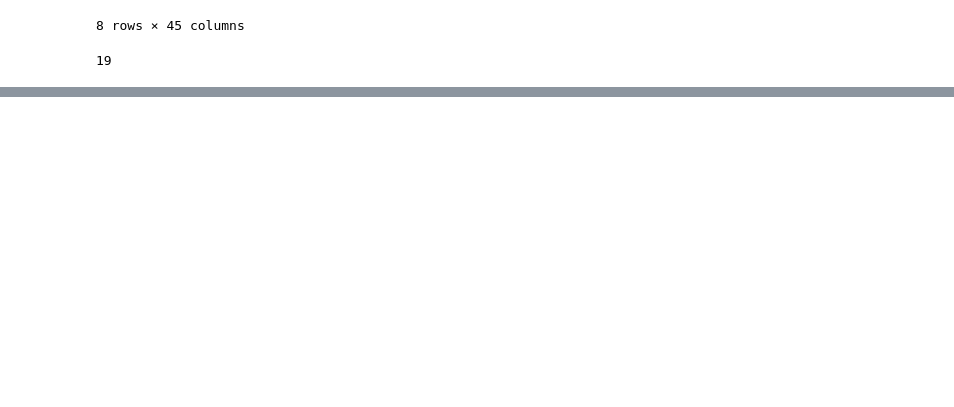
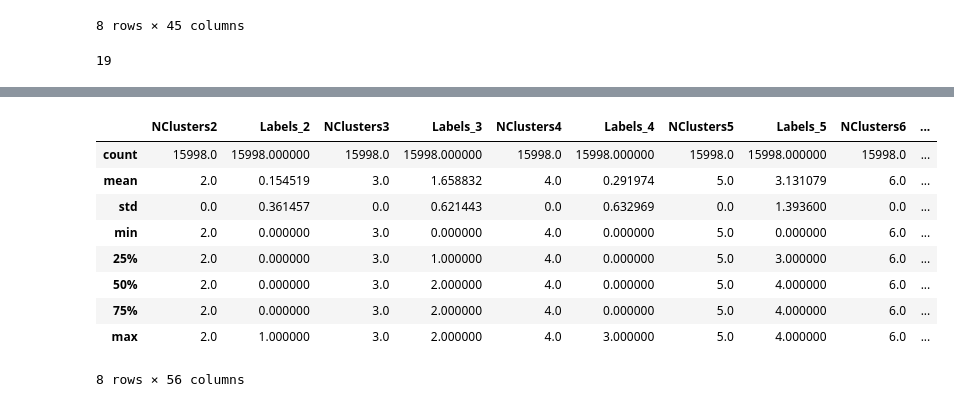
Before and after one commit to josechudev/GeneExpressionBiClustering, a Jupyter notebook: Notebooks/DC Clustering.ipynb, the cells around one changed output, grey strips where cells are left out. Cells and saved outputs as stored; diff of their text form; code cells hidden in the pictures; blank space fills up the shorter version.

Commit message:
+ DC Labels

```diff
--- a/Notebooks/DC Clustering.ipynb
+++ b/Notebooks/DC Clustering.ipynb
@@ -83,6 +81,8 @@ bestOut = open('../ClusteringOutputs/DC_Clustering/dcBestMiniBatch.txt','w')
 file.write("n_clusters,s_score\n")
 # %% [output]
 19
+# %%
+dfLabels = dcTrain['Protein'].tolist()
 # %%
 max_silhouette=0
 nClusters=2
@@ -91,11 +91,11 @@ t0 = time.time()
 for n in lstn_clusters:
     mbk=MiniBatchKMeans(init='k-means++', n_clusters=n
                         , max_no_improvement=10, verbose=0)
-
-    mbk.fit(dcTrain)
+    mbk.fit(dcTrain[dcTrain.columns[1:]])
     labels = mbk.labels_
-    s_score = silhouette_score(dcTrain, labels, metric='euclidean')
-
+    s_score = silhouette_score(dcTrain[dcTrain.columns[1:]], labels, metric='euclidean')
+    dfLabels['NClusters'+str(n)] = n
+    dfLabels['Labels_'+str(n)] =labels
     file.write(str(n)+",")
     file.write(str(s_score)+"\n")
     if s_score>max_silhouette:
@@ -111,0 +122,15 @@ bestOut.close()
+# %%
+dfLabels['NClusters2'] =2
+# %%
+dfLabels.describe()
+# %% [output]
+|  | NClusters2 | Labels_2 | NClusters3 | Labels_3 | NClusters4 | Labels_4 | NClusters5 | Labels_5 | NClusters6 | ... |
+| count | 15998.0 | 15998.000000 | 15998.0 | 15998.000000 | 15998.0 | 15998.000000 | 15998.0 | 15998.000000 | 15998.0 | ... |
+| mean | 2.0 | 0.154519 | 3.0 | 1.658832 | 4.0 | 0.291974 | 5.0 | 3.131079 | 6.0 | ... |
+| std | 0.0 | 0.361457 | 0.0 | 0.621443 | 0.0 | 0.632969 | 0.0 | 1.393600 | 0.0 | ... |
+| min | 2.0 | 0.000000 | 3.0 | 0.000000 | 4.0 | 0.000000 | 5.0 | 0.000000 | 6.0 | ... |
+| 25% | 2.0 | 0.000000 | 3.0 | 1.000000 | 4.0 | 0.000000 | 5.0 | 3.000000 | 6.0 | ... |
+| 50% | 2.0 | 0.000000 | 3.0 | 2.000000 | 4.0 | 0.000000 | 5.0 | 4.000000 | 6.0 | ... |
+| 75% | 2.0 | 0.000000 | 3.0 | 2.000000 | 4.0 | 0.000000 | 5.0 | 4.000000 | 6.0 | ... |
+| max | 2.0 | 1.000000 | 3.0 | 2.000000 | 4.0 | 3.000000 | 5.0 | 4.000000 | 6.0 | ... |
+8 rows × 56 columns
```
Also changed, not shown: parts of 9 cells of this notebook, 4 other files.
